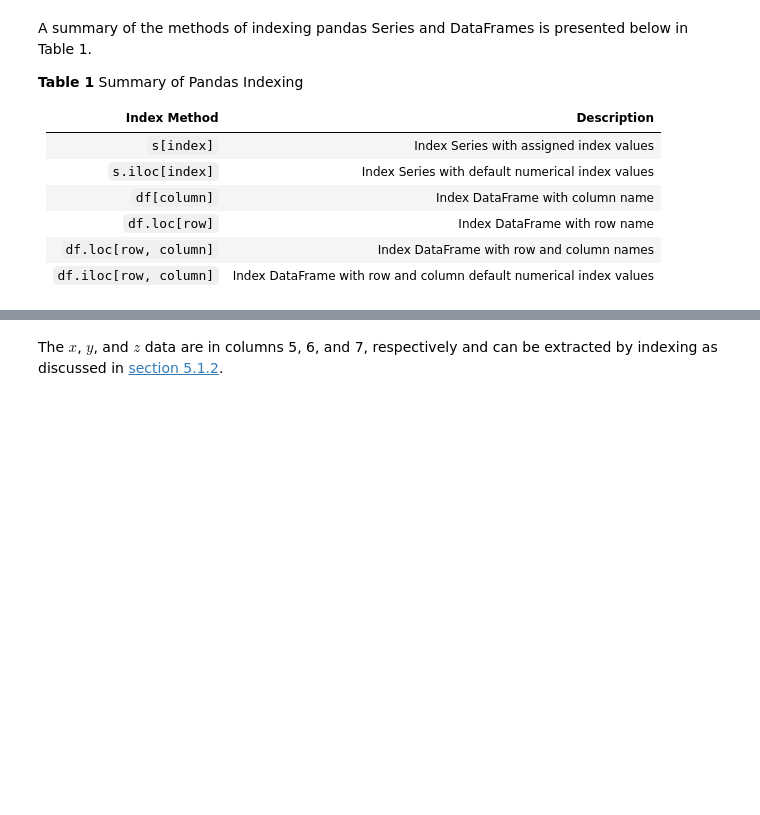
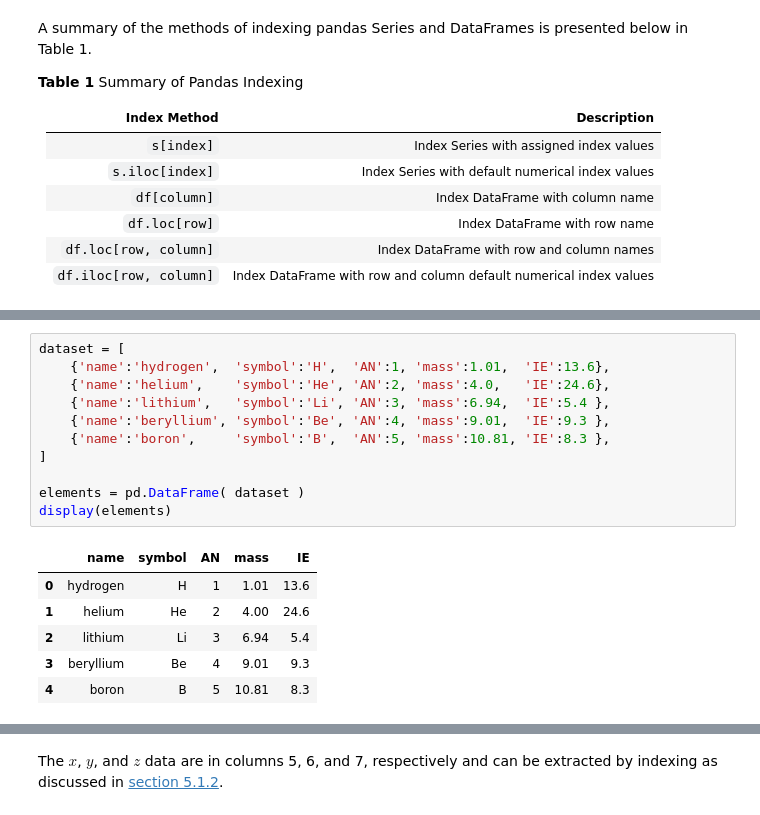
Before and after one commit to garcias/SciCompforChemists, a Jupyter notebook: notebooks/chapter_05/chap_05_notebook.ipynb, the cells around one changed output, grey strips where cells are left out. Cells and saved outputs as stored; diff of their text form; blank space fills up the shorter version.

````diff
--- a/notebooks/chapter_05/chap_05_notebook.ipynb
+++ b/notebooks/chapter_05/chap_05_notebook.ipynb
@@ -215,3 +217,21 @@ A summary of the methods of indexing pandas Series and DataFrames is presented b
+# %%
+dataset = [
+    {'name':'hydrogen',  'symbol':'H',  'AN':1, 'mass':1.01,  'IE':13.6},
+    {'name':'helium',    'symbol':'He', 'AN':2, 'mass':4.0,   'IE':24.6},
+    {'name':'lithium',   'symbol':'Li', 'AN':3, 'mass':6.94,  'IE':5.4 },
+    {'name':'beryllium', 'symbol':'Be', 'AN':4, 'mass':9.01,  'IE':9.3 },
+    {'name':'boron',     'symbol':'B',  'AN':5, 'mass':10.81, 'IE':8.3 },
+]
+
+elements = pd.DataFrame( dataset )
+display(elements)
+# %% [output]
+|  | name | symbol | AN | mass | IE |
+| 0 | hydrogen | H | 1 | 1.01 | 13.6 |
+| 1 | helium | He | 2 | 4.00 | 24.6 |
+| 2 | lithium | Li | 3 | 6.94 | 5.4 |
+| 3 | beryllium | Be | 4 | 9.01 | 9.3 |
+| 4 | boron | B | 5 | 10.81 | 8.3 |
 # %% [markdown]
 ```{index} single: file input/output; with pandas
 ```
````
Also changed, not shown: parts of 24 cells of this notebook.
